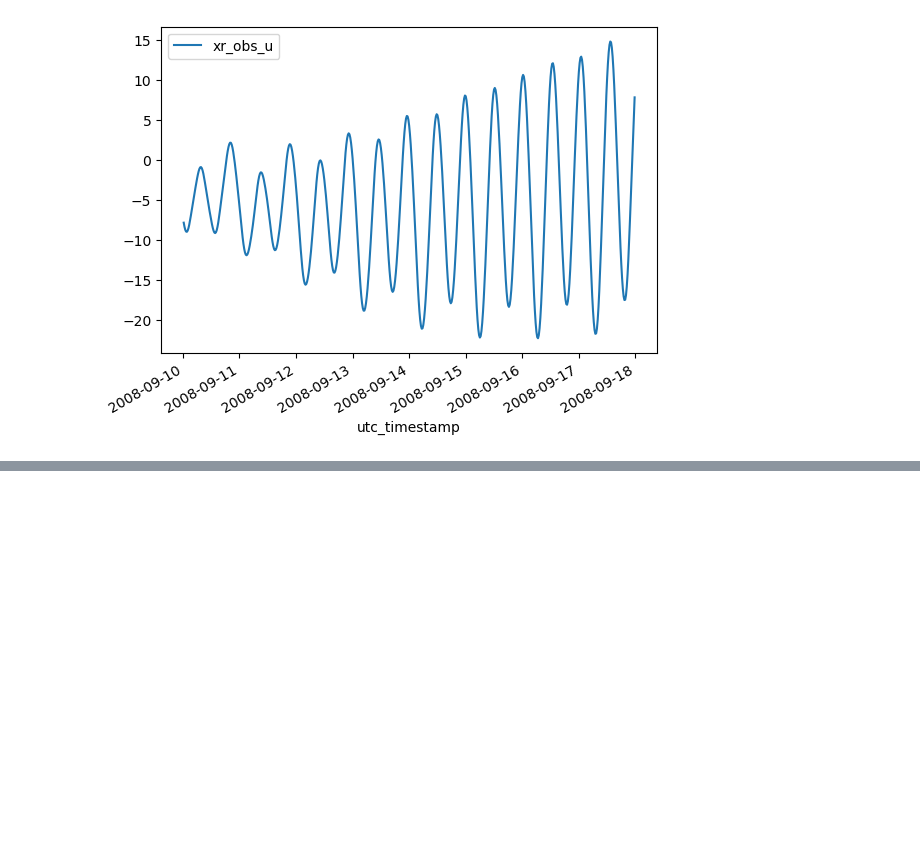
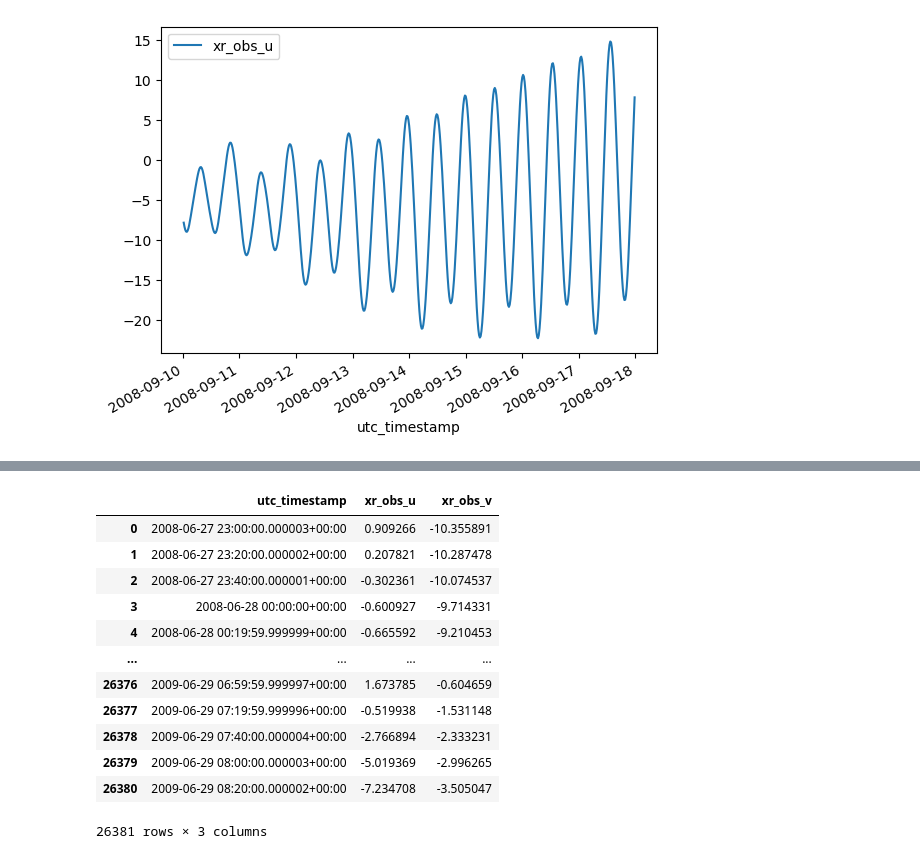
Before and after one commit to jerabaul29/public_bug_reports, a Jupyter notebook: pandas/2023_08_15/SimpleScriptGetTideCurrentTimeseries.ipynb, the cells around one changed output, grey strips where cells are left out. Saved outputs shown, nothing was run; the diff lists cells and outputs as text; code cells hidden in the pictures; blank space fills up the shorter version.

```diff
--- a/pandas/2023_08_15/SimpleScriptGetTideCurrentTimeseries.ipynb
+++ b/pandas/2023_08_15/SimpleScriptGetTideCurrentTimeseries.ipynb
@@ -84,0 +105,16 @@ pyqt5            : None
+# %%
+df_xr_obs
+# %% [output]
+|  | utc_timestamp | xr_obs_u | xr_obs_v |
+| 0 | 2008-06-27 23:00:00.000003+00:00 | 0.909266 | -10.355891 |
+| 1 | 2008-06-27 23:20:00.000002+00:00 | 0.207821 | -10.287478 |
+| 2 | 2008-06-27 23:40:00.000001+00:00 | -0.302361 | -10.074537 |
+| 3 | 2008-06-28 00:00:00+00:00 | -0.600927 | -9.714331 |
+| 4 | 2008-06-28 00:19:59.999999+00:00 | -0.665592 | -9.210453 |
+| ... | ... | ... | ... |
+| 26376 | 2009-06-29 06:59:59.999997+00:00 | 1.673785 | -0.604659 |
+| 26377 | 2009-06-29 07:19:59.999996+00:00 | -0.519938 | -1.531148 |
+| 26378 | 2009-06-29 07:40:00.000004+00:00 | -2.766894 | -2.333231 |
+| 26379 | 2009-06-29 08:00:00.000003+00:00 | -5.019369 | -2.996265 |
+| 26380 | 2009-06-29 08:20:00.000002+00:00 | -7.234708 | -3.505047 |
+26381 rows × 3 columns
```
Also changed, not shown: parts of 2 cells of this notebook, 3 other files.
